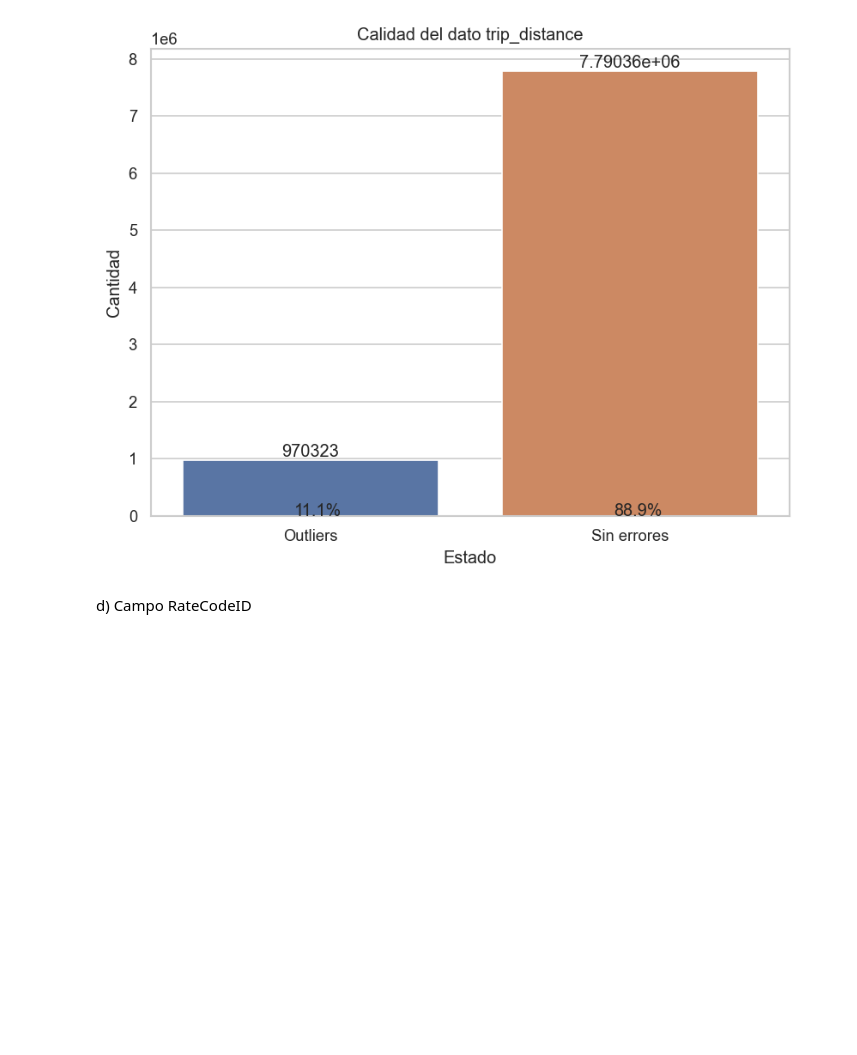
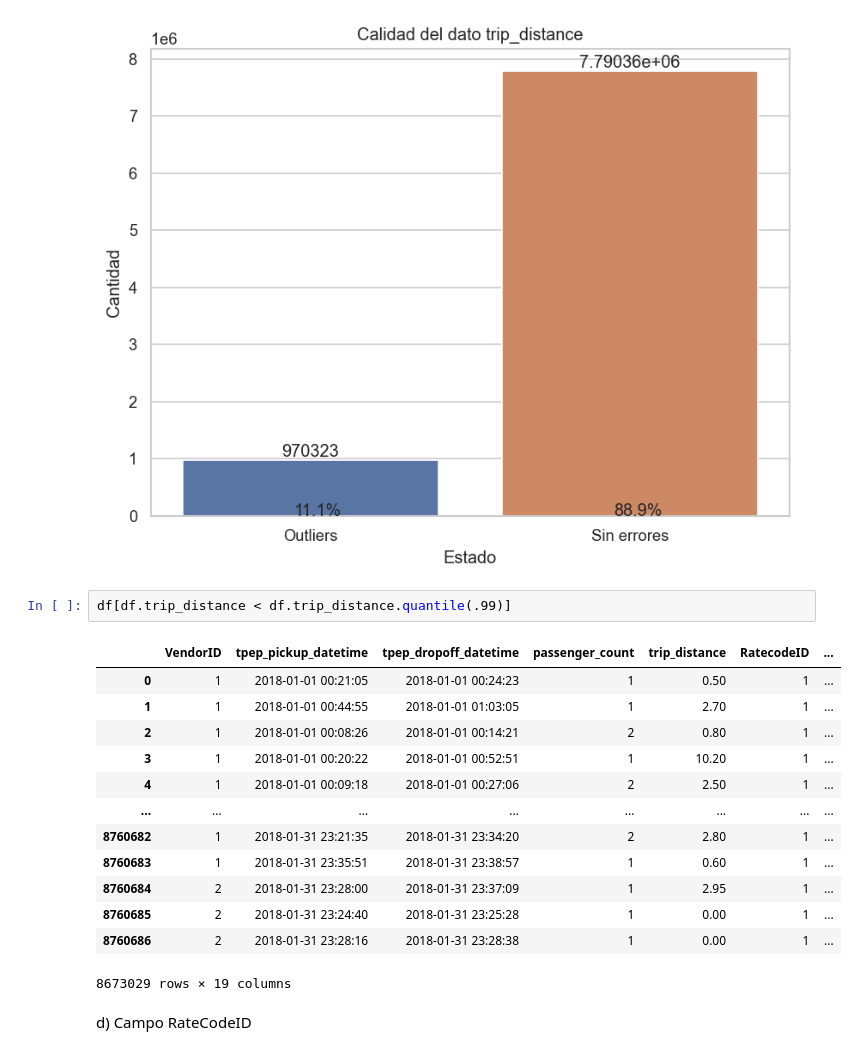
Before and after one commit to namdiv/Final_project, a Jupyter notebook: PG.ipynb, the cells around one changed output. Saved outputs shown, nothing was run; the diff lists cells and outputs as text; blank space fills up the shorter version.

```diff
--- a/PG.ipynb
+++ b/PG.ipynb
@@ -276,6 +275,22 @@ plt.title('Calidad del dato trip_distance')
 plt.show()
 # %% [output]
 [figure]
+# %%
+df[df.trip_distance < df.trip_distance.quantile(.99)]
+# %% [output]
+|  | VendorID | tpep_pickup_datetime | tpep_dropoff_datetime | passenger_count | trip_distance | RatecodeID | ... |
+| 0 | 1 | 2018-01-01 00:21:05 | 2018-01-01 00:24:23 | 1 | 0.50 | 1 | ... |
+| 1 | 1 | 2018-01-01 00:44:55 | 2018-01-01 01:03:05 | 1 | 2.70 | 1 | ... |
+| 2 | 1 | 2018-01-01 00:08:26 | 2018-01-01 00:14:21 | 2 | 0.80 | 1 | ... |
+| 3 | 1 | 2018-01-01 00:20:22 | 2018-01-01 00:52:51 | 1 | 10.20 | 1 | ... |
+| 4 | 1 | 2018-01-01 00:09:18 | 2018-01-01 00:27:06 | 2 | 2.50 | 1 | ... |
+| ... | ... | ... | ... | ... | ... | ... | ... |
+| 8760682 | 1 | 2018-01-31 23:21:35 | 2018-01-31 23:34:20 | 2 | 2.80 | 1 | ... |
+| 8760683 | 1 | 2018-01-31 23:35:51 | 2018-01-31 23:38:57 | 1 | 0.60 | 1 | ... |
+| 8760684 | 2 | 2018-01-31 23:28:00 | 2018-01-31 23:37:09 | 1 | 2.95 | 1 | ... |
+| 8760685 | 2 | 2018-01-31 23:24:40 | 2018-01-31 23:25:28 | 1 | 0.00 | 1 | ... |
+| 8760686 | 2 | 2018-01-31 23:28:16 | 2018-01-31 23:28:38 | 1 | 0.00 | 1 | ... |
+8673029 rows × 19 columns
 # %% [markdown]
 d) Campo RateCodeID
 # %%
```
Also changed, not shown: parts of 3 cells of this notebook, 2 other files.
